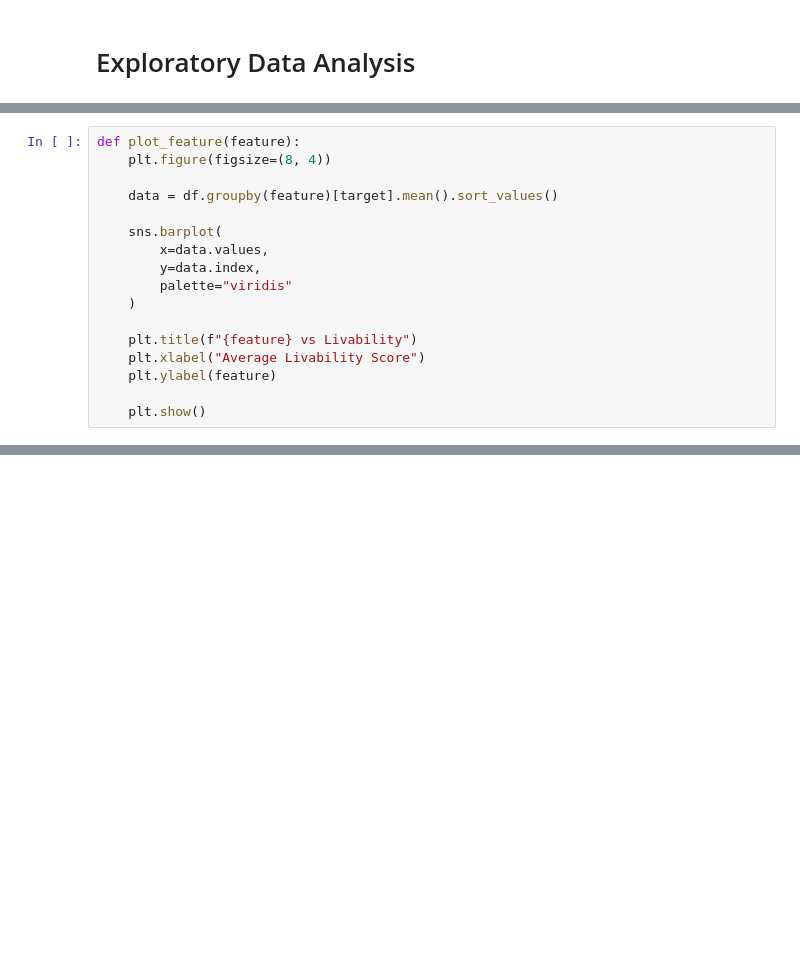
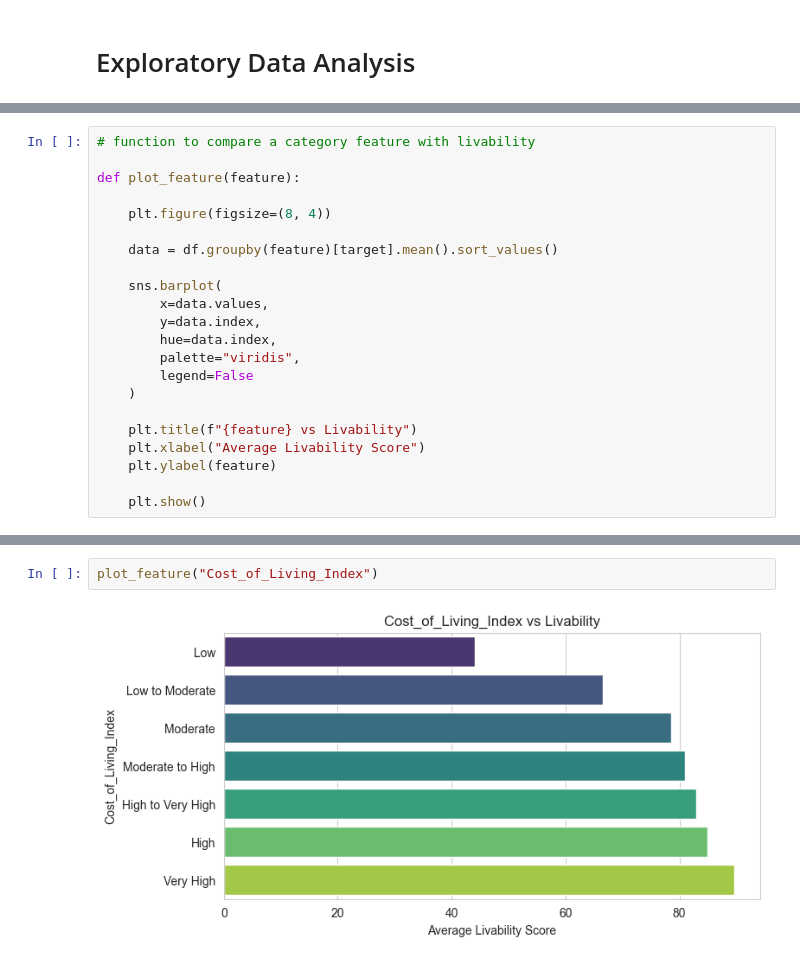
Before and after one commit to codingirl99/urban-intelligence, a Jupyter notebook: notebooks/1_data_eda.ipynb, the cells around one changed output, grey strips where cells are left out. Cells and saved outputs as stored; diff of their text form; blank space fills up the shorter version.

```diff
--- a/notebooks/1_data_eda.ipynb
+++ b/notebooks/1_data_eda.ipynb
@@ -91,5 +101,8 @@ plt.show()
 # %%
+# function to compare a category feature with livability
+
 def plot_feature(feature):
+
     plt.figure(figsize=(8, 4))
 
     data = df.groupby(feature)[target].mean().sort_values()
@@ -97,7 +110,9 @@ def plot_feature(feature):
     sns.barplot(
         x=data.values,
         y=data.index,
-        palette="viridis"
+        hue=data.index,
+        palette="viridis",
+        legend=False
     )
 
     plt.title(f"{feature} vs Livability")
@@ -124,0 +127,4 @@ Passing `palette` without assigning `hue` is deprecated and will be removed in v
+# %%
+plot_feature("Cost_of_Living_Index")
+# %% [output]
+[figure, added]
```
Also changed, not shown: parts of 17 cells of this notebook.
